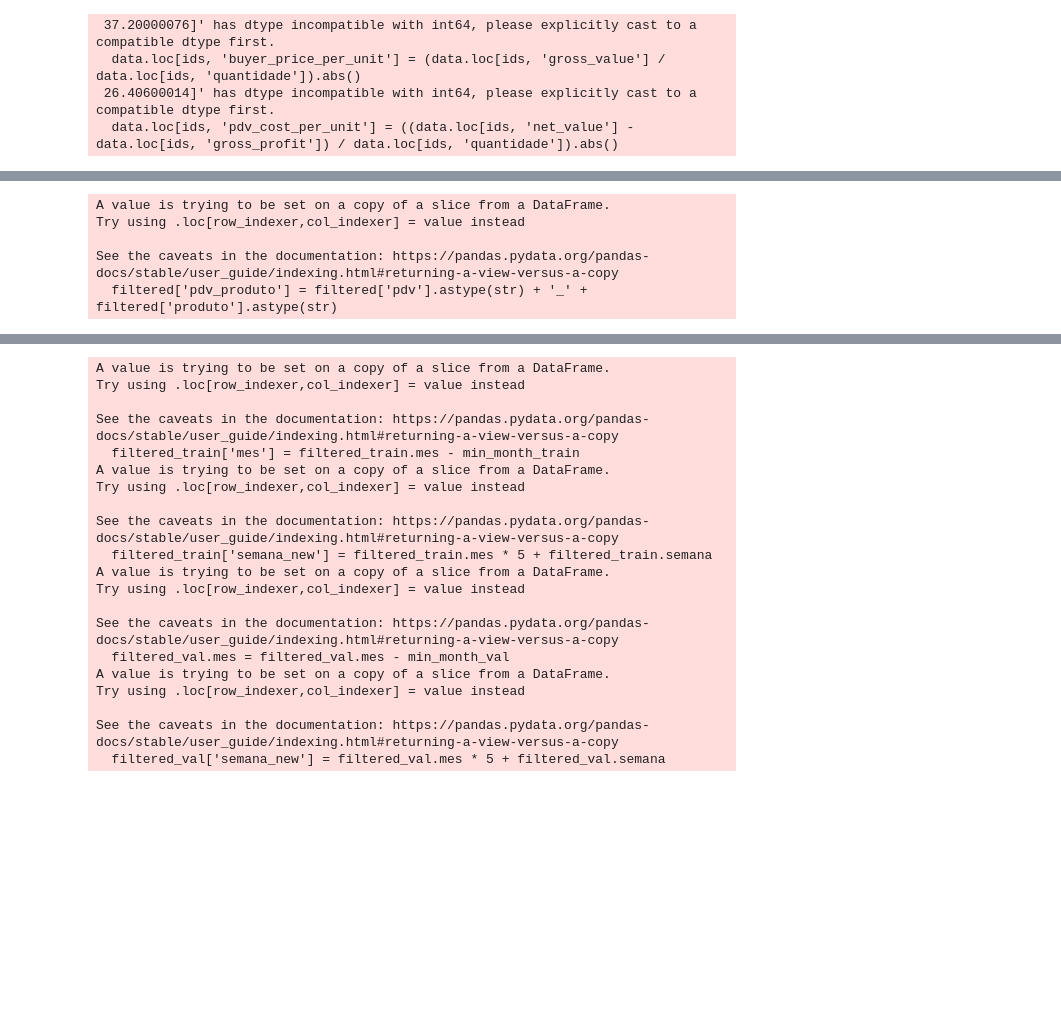
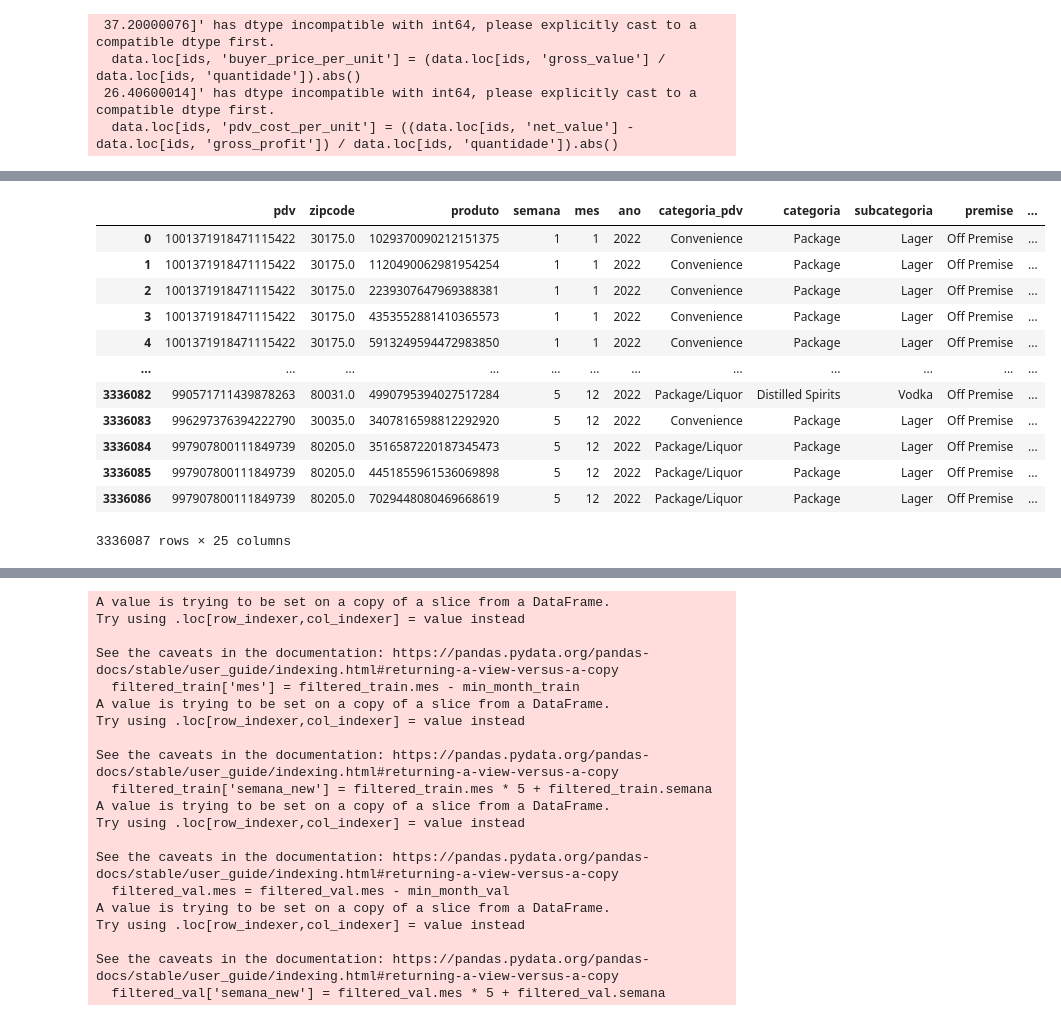
Before and after one commit to VictorBauler/Hackathon_Big_Data_2025, a Jupyter notebook: notebooks/feature_eng.ipynb, the cells around one changed output, grey strips where cells are left out. Saved outputs shown, nothing was run; the diff lists cells and outputs as text; code cells hidden in the pictures; blank space fills up the shorter version.

```diff
--- a/notebooks/feature_eng.ipynb
+++ b/notebooks/feature_eng.ipynb
@@ -38,3 +39,5 @@ data.loc[ids, 'pdv_cost_per_unit'] = ((data.loc[ids, 'net_value'] - data.loc[ids
   data.loc[ids, 'buyer_price_per_unit'] = (data.loc[ids, 'gross_value'] / data.loc[ids, 'quantidade']).abs()
  26.40600014]' has dtype incompatible with int64, please explicitly cast to a compatible dtype first.
   data.loc[ids, 'pdv_cost_per_unit'] = ((data.loc[ids, 'net_value'] - data.loc[ids, 'gross_profit']) / data.loc[ids, 'quantidade']).abs()
+# %%
+data['pdv_produto'] = data['pdv'].astype(str) + '_' + data['produto'].astype(str)
@@ -40,0 +49,17 @@ data.loc[ids, 'pdv_cost_per_unit'] = ((data.loc[ids, 'net_value'] - data.loc[ids
+# %%
+totais = (
+    data
+    .groupby(["pdv_produto"], as_index=False)["quantidade"]
+    .sum()
+    .rename(columns={"quantidade": "total_vendido"})
+)
+
+limite_linhas = 1500000
+n_semanas = 5
+max_pares = limite_linhas // n_semanas   # 300k
+
+top_pares = (
+    totais
+    .sort_values("total_vendido", ascending=False)
+    .head(max_pares)[["pdv_produto"]]
+)
@@ -40,0 +82,17 @@ data.loc[ids, 'pdv_cost_per_unit'] = ((data.loc[ids, 'net_value'] - data.loc[ids
+# %%
+filtered = data.merge(top_pares, on=["pdv_produto"], how="inner")
+filtered
+# %% [output]
+|  | pdv | zipcode | produto | semana | mes | ano | categoria_pdv | categoria | subcategoria | premise | ... |
+| 0 | 1001371918471115422 | 30175.0 | 1029370090212151375 | 1 | 1 | 2022 | Convenience | Package | Lager | Off Premise | ... |
+| 1 | 1001371918471115422 | 30175.0 | 1120490062981954254 | 1 | 1 | 2022 | Convenience | Package | Lager | Off Premise | ... |
+| 2 | 1001371918471115422 | 30175.0 | 2239307647969388381 | 1 | 1 | 2022 | Convenience | Package | Lager | Off Premise | ... |
+| 3 | 1001371918471115422 | 30175.0 | 4353552881410365573 | 1 | 1 | 2022 | Convenience | Package | Lager | Off Premise | ... |
+| 4 | 1001371918471115422 | 30175.0 | 5913249594472983850 | 1 | 1 | 2022 | Convenience | Package | Lager | Off Premise | ... |
+| ... | ... | ... | ... | ... | ... | ... | ... | ... | ... | ... | ... |
+| 3336082 | 990571711439878263 | 80031.0 | 4990795394027517284 | 5 | 12 | 2022 | Package/Liquor | Distilled Spirits | Vodka | Off Premise | ... |
+| 3336083 | 996297376394222790 | 30035.0 | 3407816598812292920 | 5 | 12 | 2022 | Convenience | Package | Lager | Off Premise | ... |
+| 3336084 | 997907800111849739 | 80205.0 | 3516587220187345473 | 5 | 12 | 2022 | Package/Liquor | Package | Lager | Off Premise | ... |
+| 3336085 | 997907800111849739 | 80205.0 | 4451855961536069898 | 5 | 12 | 2022 | Package/Liquor | Package | Lager | Off Premise | ... |
+| 3336086 | 997907800111849739 | 80205.0 | 7029448080469668619 | 5 | 12 | 2022 | Package/Liquor | Package | Lager | Off Premise | ... |
+3336087 rows × 25 columns
@@ -43,11 +108,3 @@ filtered = data[data.target != "Not available"]
-# %%
-filtered['pdv_produto'] = filtered['pdv'].astype(str) + '_' + filtered['produto'].astype(str)
-# %% [output]
-A value is trying to be set on a copy of a slice from a DataFrame.
-Try using .loc[row_indexer,col_indexer] = value instead
-
-See the caveats in the documentation: https://pandas.pydata.org/pandas-docs/stable/user_guide/indexing.html#returning-a-view-versus-a-copy
-  filtered['pdv_produto'] = filtered['pdv'].astype(str) + '_' + filtered['produto'].astype(str)
 # %%
 filtered.pdv_produto.nunique()
 # %% [output]
```
Also changed, not shown: parts of 105 cells of this notebook, 2 other files.
